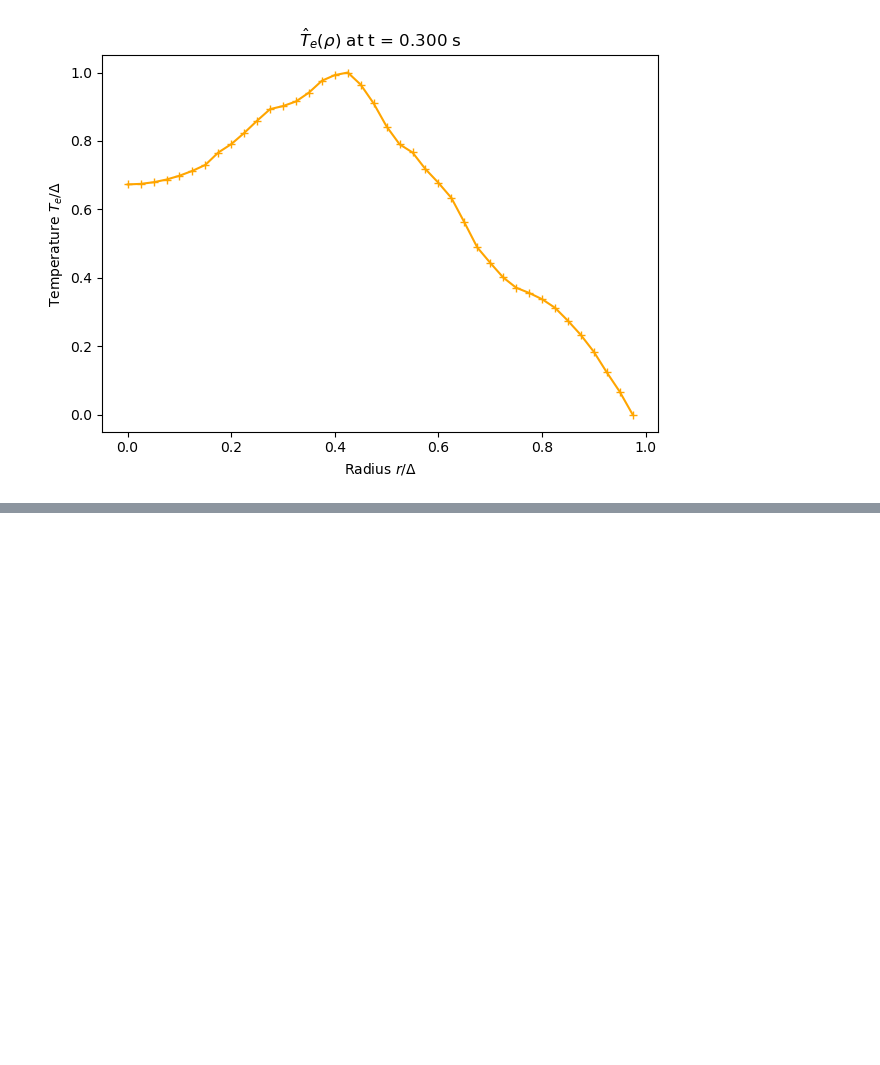
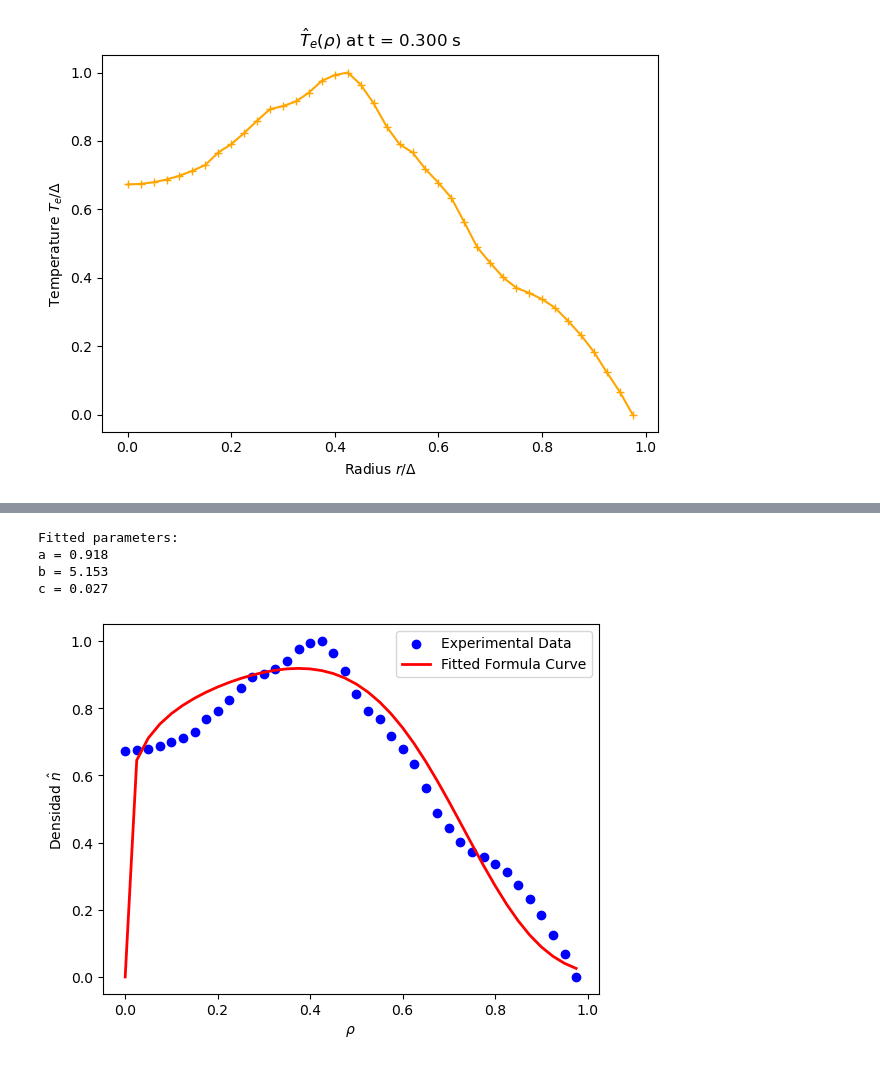
Before and after one commit to Aaron299792/Physics-informed-neural-network-in-1D-transport-model, a Jupyter notebook: exp_profiles/MDSplus/MDSplusProfiles.ipynb, the cells around one changed output, grey strips where cells are left out. Cells and saved outputs as stored; diff of their text form; code cells hidden in the pictures; blank space fills up the shorter version.

```diff
--- a/exp_profiles/MDSplus/MDSplusProfiles.ipynb
+++ b/exp_profiles/MDSplus/MDSplusProfiles.ipynb
@@ -90,0 +118,31 @@ with open("fit.dat", "w") as f:
+# %%
+with open("fit.dat", "w") as f:
+    for i in range(40):
+        print(x_fit[i], y_fit[i], file=f, sep=' ')
+# %%
+def T_fit(x, a, b, c):
+    return a * ( (x / 0.375)**b * np.exp(1 - (x / 0.375)**b))**c
+
+lower_bounds = [0.0, 0.0, 0.0]  # Inferior cotes
+upper_bounds = [ 1.0, np.inf, np.inf]  # Superior cotes
+
+initial_guess = [1.0, 0.03, 1.0]
+popt, pcov = curve_fit(T_fit, r, tmp, p0=initial_guess, bounds=(lower_bounds, upper_bounds), method='trf', absolute_sigma=True)
+a_opt, b_opt, c_opt = popt
+print(f"Fitted parameters:\na = {a_opt:.3f}\nb = {b_opt:.3f}\nc = {c_opt:.3f}")
+
+plt.scatter(rho, That, color='blue', label='Experimental Data')
+x_fit = np.linspace(0, 0.975, 40)
+y_fit = T_fit(x_fit, *popt)
+
+plt.plot(x_fit, y_fit, color='red', linewidth=2, label='Fitted Formula Curve')
+plt.xlabel(r'$\rho$')
+plt.ylabel(r'Densidad $\hat{n}$')
+plt.legend()
+plt.show()
+# %% [output]
+Fitted parameters:
+a = 0.918
+b = 5.153
+c = 0.027
+[figure, added]
```
Also changed, not shown: parts of 12 cells of this notebook.
